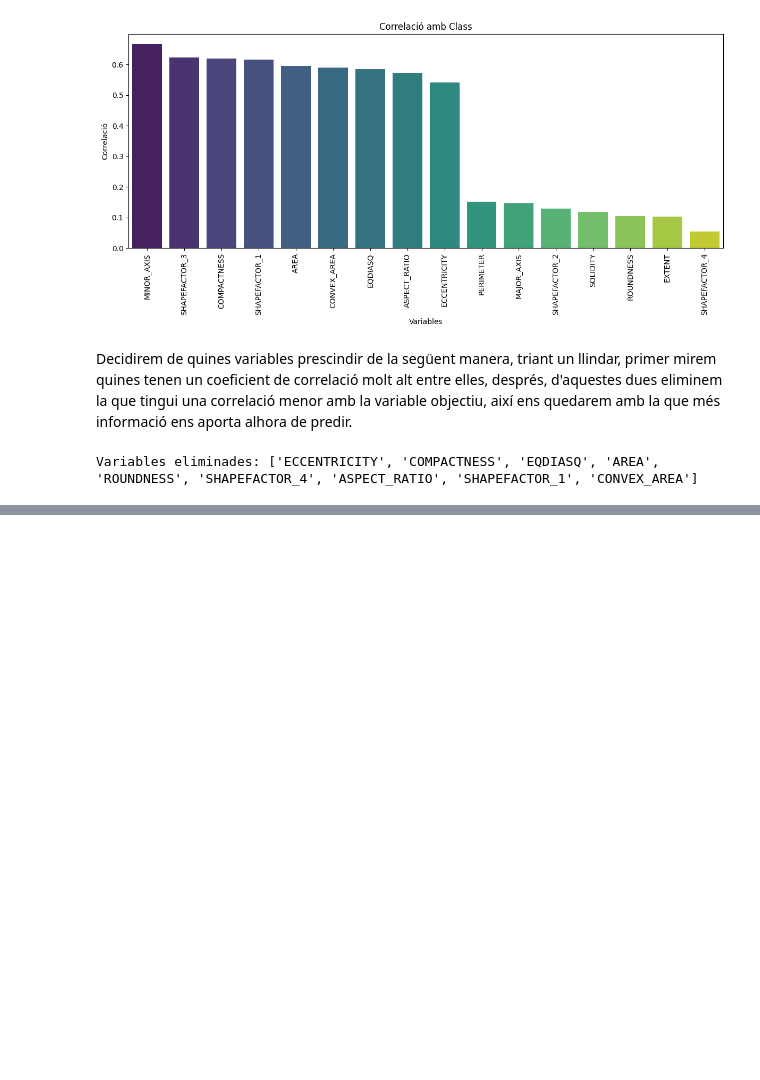
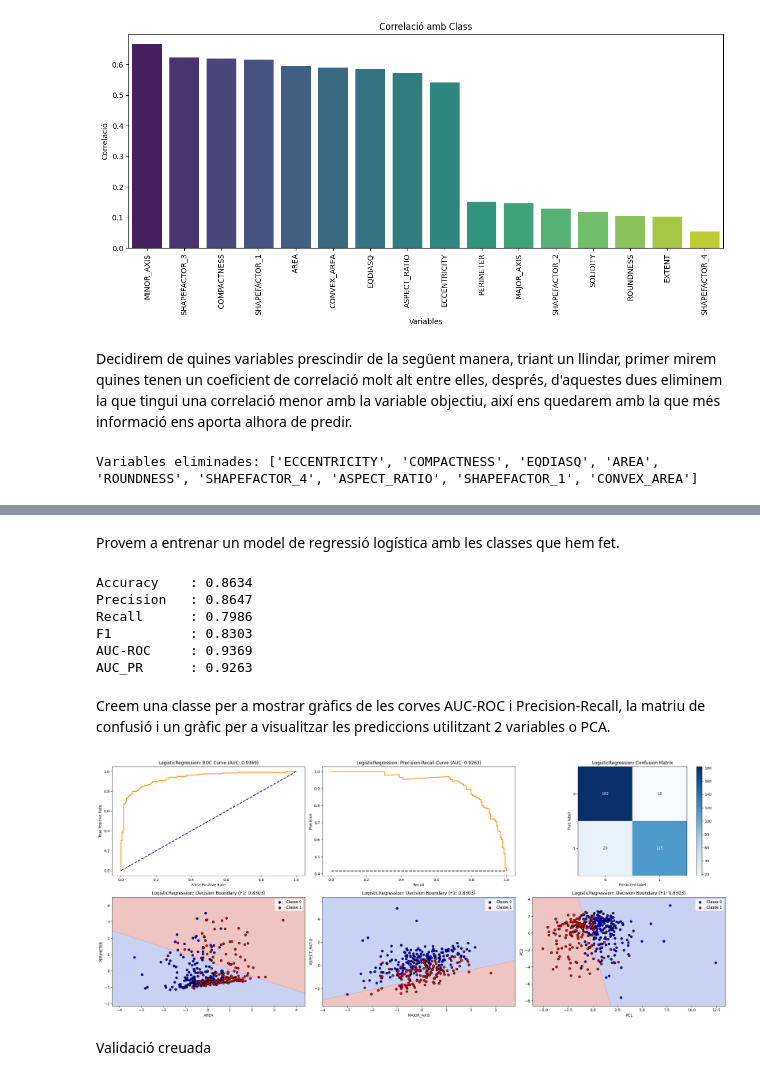
Before and after one commit to NIU1718117/Cas_Kaggle_Pistatxo, a Jupyter notebook: KAGGLE.ipynb, the cells around one changed output, grey strips where cells are left out. Saved outputs shown, nothing was run; the diff lists cells and outputs as text; code cells hidden in the pictures; blank space fills up the shorter version.

Commit message:
Entrenament models, gràfics, mètriques, validació creuada

```diff
--- a/KAGGLE.ipynb
+++ b/KAGGLE.ipynb
@@ -407,0 +527,7 @@ NameError: name 'selected' is not defined
+# %%
+ACCURACY = "Accuracy"
+PRECISION = "Precision"
+RECALL = "Recall"
+F1 = "F1"
+AUC_ROC = "AUC-ROC"
+AUC_PR = "AUC_PR"
@@ -407,0 +580,9 @@ NameError: name 'selected' is not defined
+# %%
+# Carreguem el dataset
+df = pd.read_csv("./archive/pistachio.csv")
+
+# Creem DatasetAnalyzer i eliminem variables correlacionades
+analyzer = DatasetAnalyzer(df, target="Class")
+variables_eliminades = analyzer.drop_highly_correlated(threshold=0.9)
+print(f"Variables eliminades per alta correlació: {variables_eliminades}")
+analyzer.estandaritzar_variables()
@@ -407,0 +604,27 @@ NameError: name 'selected' is not defined
+# %%
+# Dataset net amb menys variables i normalitzat
+df_net = analyzer.df
+# %% [markdown]
+Provem a entrenar un model de regressió logística amb les classes que hem fet.
+# %%
+model = Model(
+    model_class=LogisticRegression,   # classe sklearn
+    dataframe=df_net,                 # dataframe pre-processat
+    target="Class",                  # columna objectiu
+    hyperparameters={"max_iter": 1000},  # hiperparàmetres del model
+)
+
+model.predict()
+
+# Avaluem el model amb la classe Metrics
+metrics_resultats = Metrics.evaluate(model)
+Metrics.summary(model)  # imprimeix les mètriques
+# %% [output]
+Accuracy    : 0.8634
+Precision   : 0.8647
+Recall      : 0.7986
+F1          : 0.8303
+AUC-ROC     : 0.9369
+AUC_PR      : 0.9263
+# %% [markdown]
+Creem una classe per a mostrar gràfics de les corves AUC-ROC i Precision-Recall, la matriu de confusió i un gràfic per a visualitzar les prediccions utilitzant 2 variables o PCA.
@@ -407,0 +765,16 @@ NameError: name 'selected' is not defined
+# %%
+fig, axes = plt.subplots(2, 3, figsize=(24, 10))
+axes_iter = iter(axes.flatten())
+
+Plotter.plot_roc(model, plot_ax=next(axes_iter))
+Plotter.plot_pr(model, plot_ax=next(axes_iter))
+Plotter.plot_confusion_matrix(model, plot_ax=next(axes_iter))
+Plotter.plot_decision_boundary(model, features=["AREA", "PERIMETER"], plot_ax=next(axes_iter))
+Plotter.plot_decision_boundary(model, features=["MAJOR_AXIS", "ASPECT_RATIO"], plot_ax=next(axes_iter))
+Plotter.plot_decision_boundary(model, pca=True, plot_ax=next(axes_iter))
+
+plt.tight_layout()
+# %% [output]
+[figure, added]
+# %% [markdown]
+Validació creuada
```
Also changed, not shown: parts of 16 cells of this notebook.
